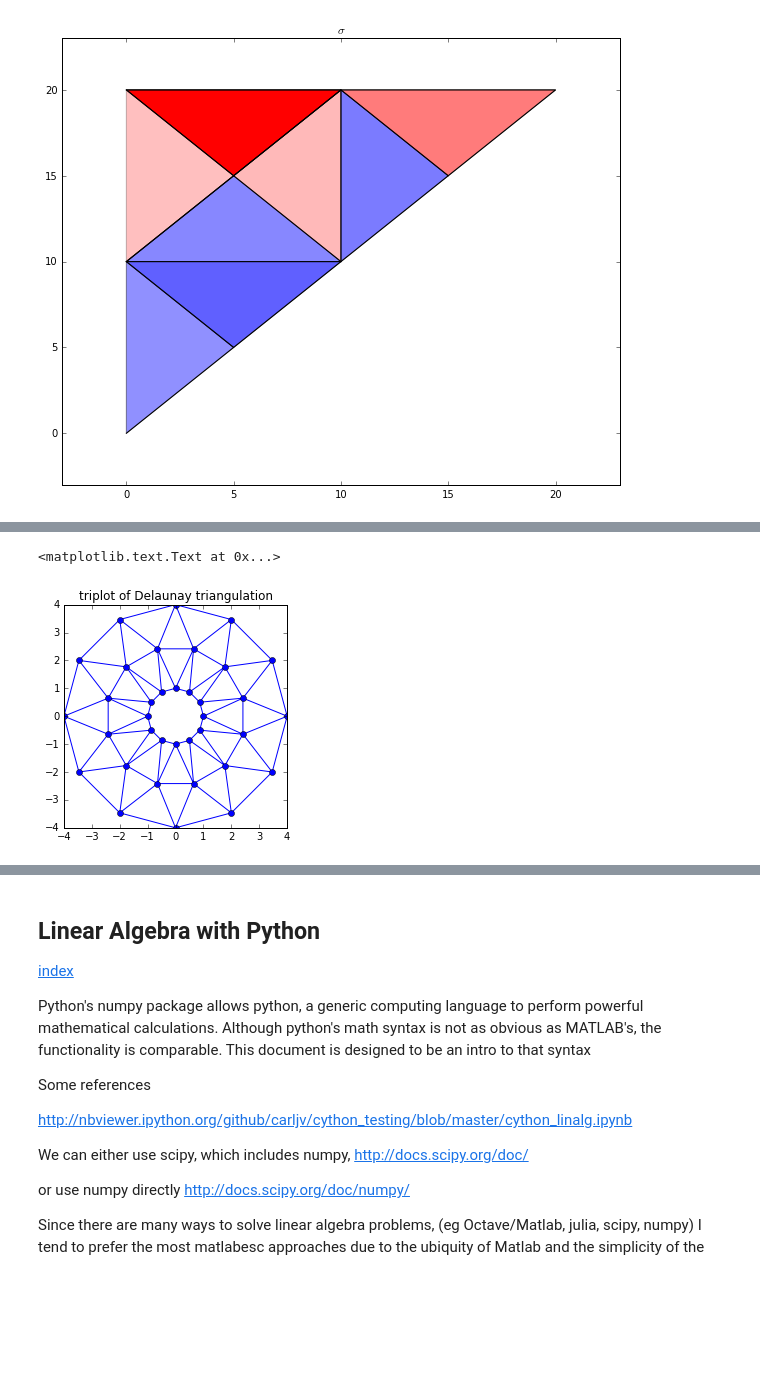
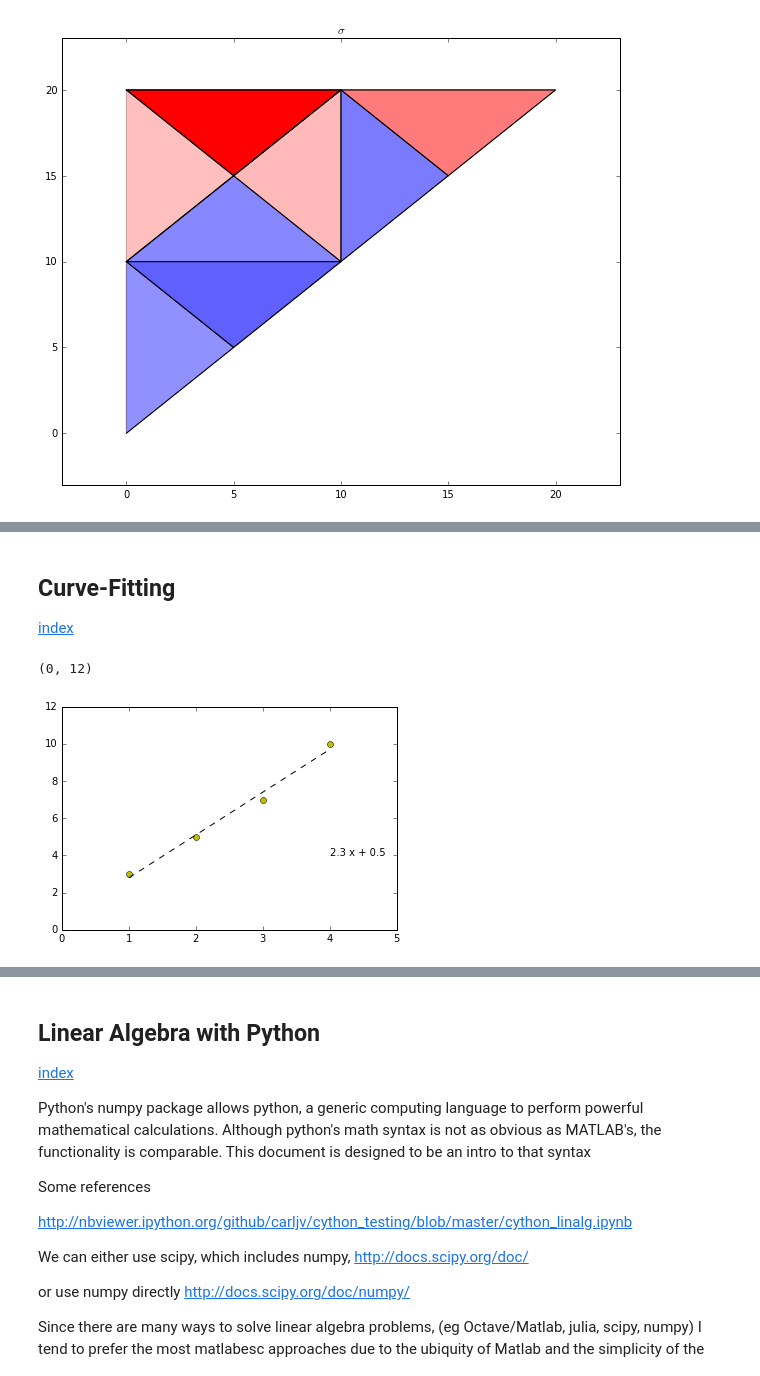
Before and after one commit to nagordon/mechpy, a Jupyter notebook: mechpy.ipynb, the cells around one changed output, grey strips where cells are left out. Drawn from its saved outputs; the diff is of its cells as text; code cells hidden in the pictures; blank space fills up the shorter version.

```diff
--- a/mechpy.ipynb
+++ b/mechpy.ipynb
@@ -947,44 +1108,3 @@ plt.show()
-# %%
-def cart2pol(x, y):
-    rho = np.sqrt(x**2 + y**2)
-    phi = np.arctan2(y, x)
-    return(rho, phi)
-
-def pol2cart(rho, phi):
-    x = rho * np.cos(phi)
-    y = rho * np.sin(phi)
-    return(x, y)
-
-# Creating a Triangulation without specifying the triangles results in the
-# Delaunay triangulation of the points.
-
-# First create the x and y coordinates of the points.
-n_angles = 12
-n_radii = 3
-min_radius = 1
-radii = np.linspace(min_radius, 4, n_radii)
-
-angles = np.linspace(0, 2*math.pi, n_angles, endpoint=False)
-angles = np.repeat(angles[..., np.newaxis], n_radii, axis=1)
-angles[:, 1::2] += math.pi/n_angles
-
-x = (radii*np.cos(angles)).flatten()
-y = (radii*np.sin(angles)).flatten()
-
-# Create the Triangulation; no triangles so Delaunay triangulation created.
-triang = tri.Triangulation(x, y)
-
-# Mask off unwanted triangles.
-xmid = x[triang.triangles].mean(axis=1)
-ymid = y[triang.triangles].mean(axis=1)
-mask = np.where(xmid*xmid + ymid*ymid < min_radius*min_radius, 1, 0)
-triang.set_mask(mask)
-
-# Plot the triangulation.
-plt.figure()
-plt.gca().set_aspect('equal')
-plt.triplot(triang, 'bo-')
-plt.title('triplot of Delaunay triangulation')
-# %% [output]
-<matplotlib.text.Text at 0x...>
-[figure, removed]
+# %% [markdown]
+## Curve-Fitting
+[index](#Mechpy)
@@ -990,0 +1116,20 @@ plt.title('triplot of Delaunay triangulation')
+# %%
+#==============================================================================
+# Method 1 - polyfit
+#==============================================================================
+import numpy as np
+import matplotlib.pyplot as plt
+%matplotlib inline
+
+x = [1,2,3,4]
+y = [3,5,7,10] # 10, not 9, so the fit isn't perfect
+fit = np.polyfit(x,y,1)
+fit_fn = np.poly1d(fit)
+# fit_fn is now a function which takes in x and returns an estimate for y
+plt.text(4,4,fit_fn)
+plt.plot(x,y, 'yo', x, fit_fn(x), '--k')
+plt.xlim(0, 5)
+plt.ylim(0, 12)
+# %% [output]
+(0, 12)
+[figure, added]
```
Also changed, not shown: parts of 20 cells of this notebook, 16 other files.
